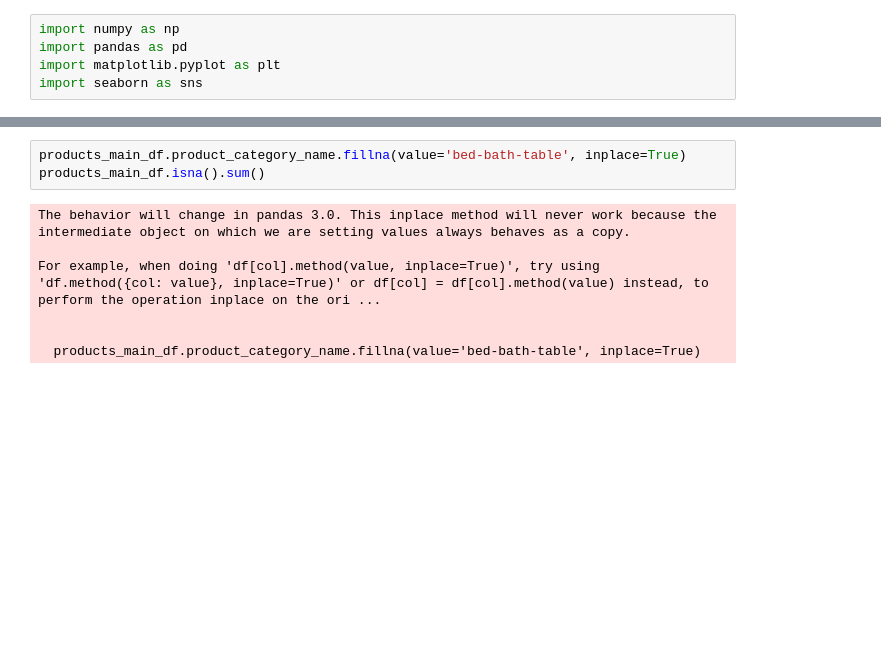
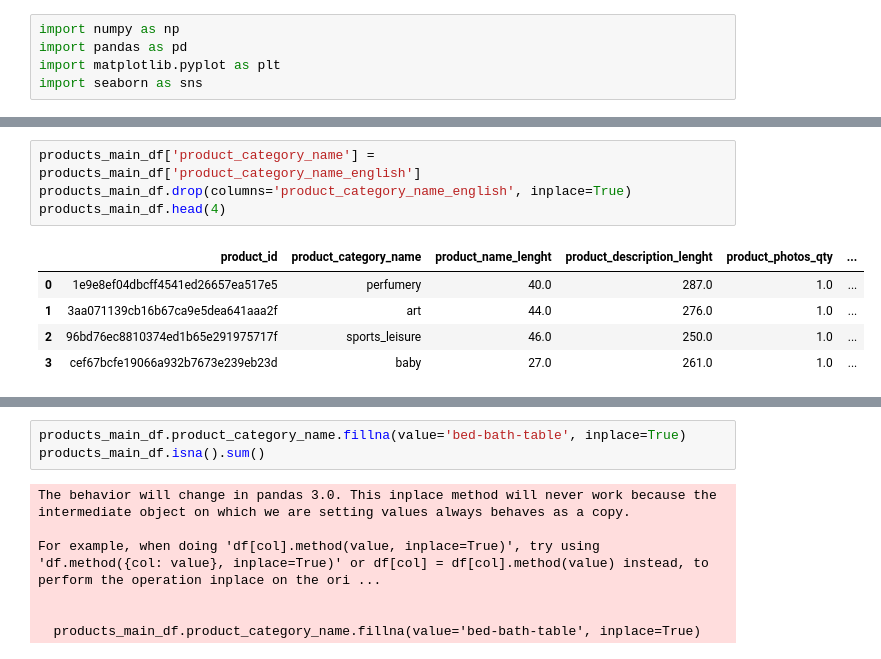
Before and after one commit to JahvalRomiz46/olist_store_analysis, a Jupyter notebook: notebook.ipynb, the cells around one changed output, grey strips where cells are left out. Saved outputs shown, nothing was run; the diff lists cells and outputs as text; blank space fills up the shorter version.

```diff
--- a/notebook.ipynb
+++ b/notebook.ipynb
@@ -176,0 +115,10 @@ Name: count, Length: 71, dtype: int64
+# %%
+products_main_df['product_category_name'] = products_main_df['product_category_name_english']
+products_main_df.drop(columns='product_category_name_english', inplace=True)
+products_main_df.head(4)
+# %% [output]
+|  | product_id | product_category_name | product_name_lenght | product_description_lenght | product_photos_qty | ... |
+| 0 | 1e9e8ef04dbcff4541ed26657ea517e5 | perfumery | 40.0 | 287.0 | 1.0 | ... |
+| 1 | 3aa071139cb16b67ca9e5dea641aaa2f | art | 44.0 | 276.0 | 1.0 | ... |
+| 2 | 96bd76ec8810374ed1b65e291975717f | sports_leisure | 46.0 | 250.0 | 1.0 | ... |
+| 3 | cef67bcfe19066a932b7673e239eb23d | baby | 27.0 | 261.0 | 1.0 | ... |
```
Also changed, not shown: parts of 87 cells of this notebook.
